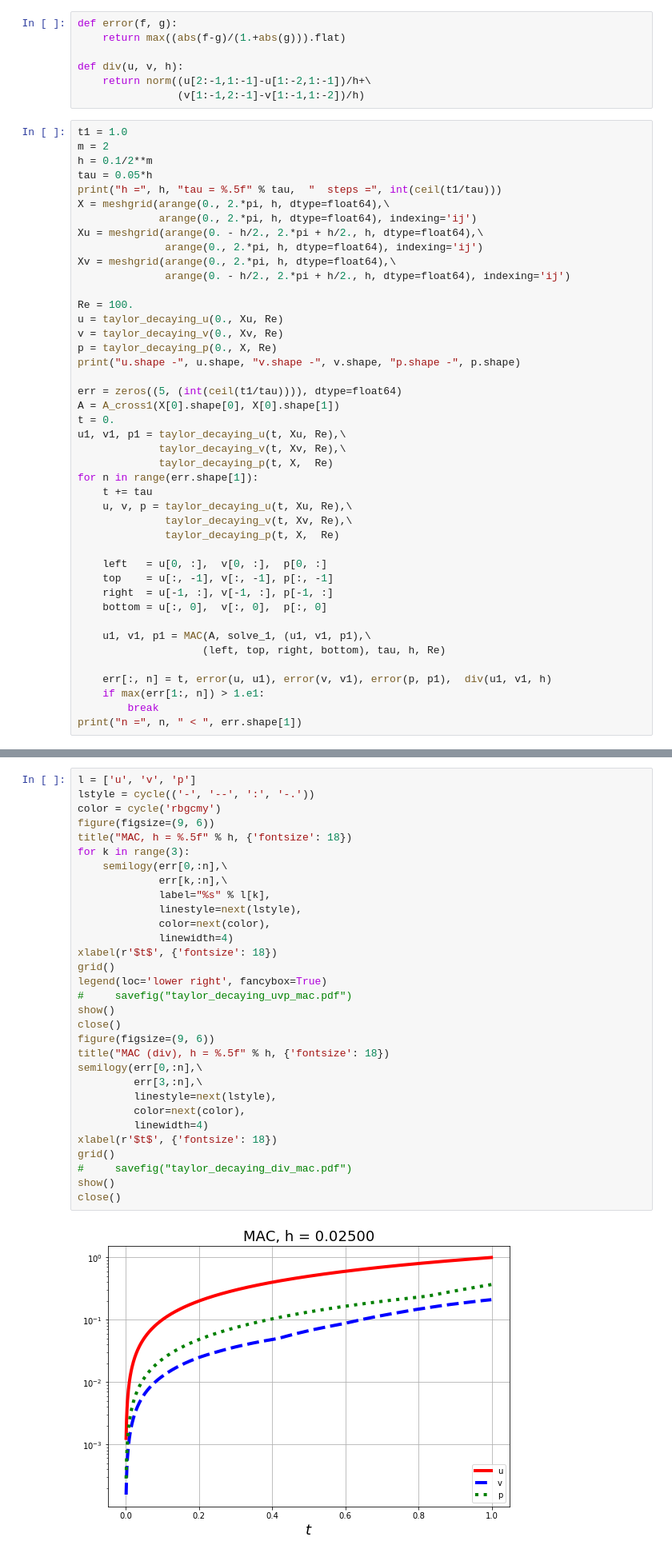
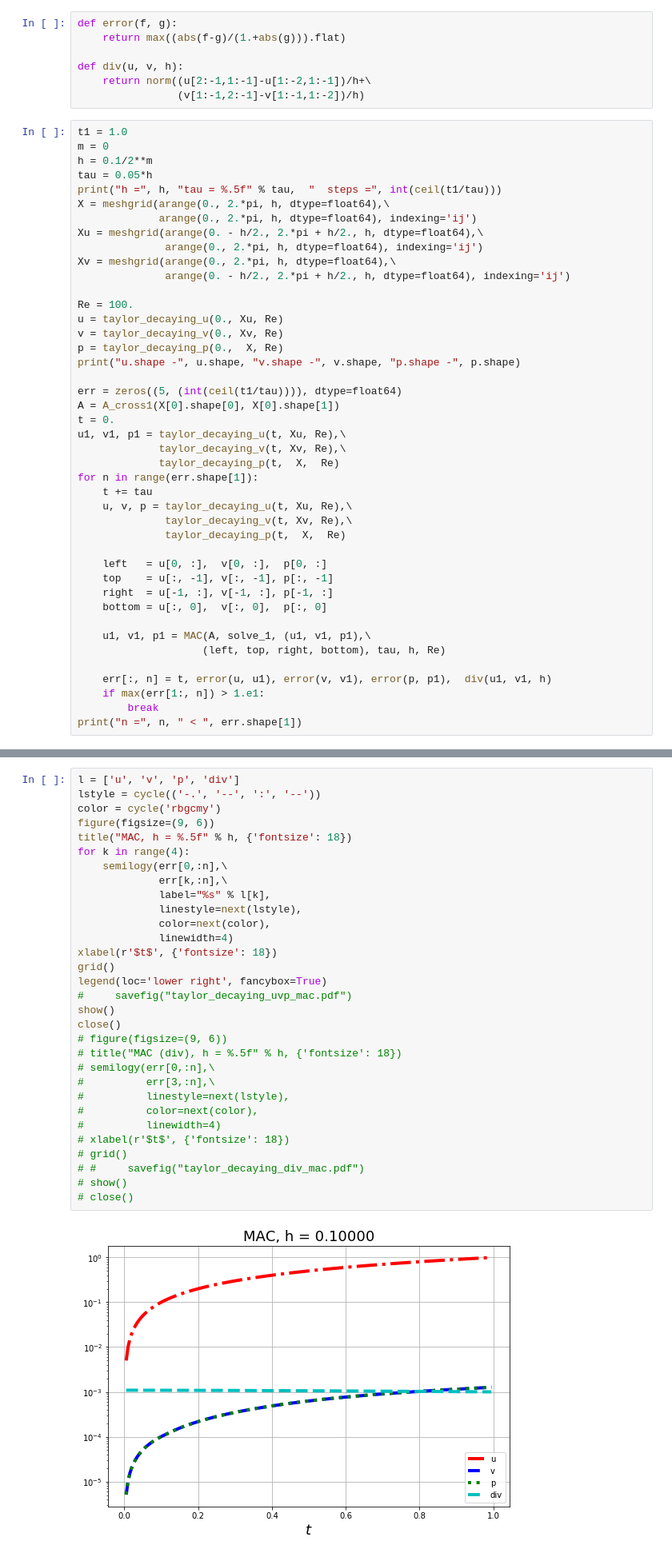
Before and after one commit to blinkovua/sharing-blinkov, a Jupyter notebook: NavierStokes2D-MAC.ipynb, the cells around one changed output, grey strips where cells are left out. Shown at 80% size. Saved outputs shown, nothing was run; the diff lists cells and outputs as text.

```diff
--- a/NavierStokes2D-MAC.ipynb
+++ b/NavierStokes2D-MAC.ipynb
@@ -187,7 +194,7 @@ def div(u, v, h):
                 (v[1:-1,2:-1]-v[1:-1,1:-2])/h)
 # %%
 t1 = 1.0
-m = 2
+m = 0
 h = 0.1/2**m
 tau = 0.05*h
 print("h =", h, "tau = %.5f" % tau,  "  steps =", int(ceil(t1/tau)))
@@ -201,7 +208,7 @@ Xv = meshgrid(arange(0., 2.*pi, h, dtype=float64),\
 Re = 100.
 u = taylor_decaying_u(0., Xu, Re)
 v = taylor_decaying_v(0., Xv, Re)
-p = taylor_decaying_p(0., X, Re)
+p = taylor_decaying_p(0.,  X, Re)
 print("u.shape -", u.shape, "v.shape -", v.shape, "p.shape -", p.shape)
 
 err = zeros((5, (int(ceil(t1/tau)))), dtype=float64)
@@ -209,12 +216,12 @@ A = A_cross1(X[0].shape[0], X[0].shape[1])
 t = 0.
 u1, v1, p1 = taylor_decaying_u(t, Xu, Re),\
              taylor_decaying_v(t, Xv, Re),\
-             taylor_decaying_p(t, X,  Re)
+             taylor_decaying_p(t,  X,  Re)
 for n in range(err.shape[1]):
     t += tau
     u, v, p = taylor_decaying_u(t, Xu, Re),\
               taylor_decaying_v(t, Xv, Re),\
-              taylor_decaying_p(t, X,  Re)
+              taylor_decaying_p(t,  X,  Re)
 
     left   = u[0, :],  v[0, :],  p[0, :]
     top    = u[:, -1], v[:, -1], p[:, -1]
@@ -235,33 +242,33 @@ n = 799  <  800
 # %%
-l = ['u', 'v', 'p']
-lstyle = cycle(('-', '--', ':', '-.'))
+l = ['u', 'v', 'p', 'div']
+lstyle = cycle(('-.', '--', ':', '--'))
 color = cycle('rbgcmy')
 figure(figsize=(9, 6))
 title("MAC, h = %.5f" % h, {'fontsize': 18})
-for k in range(3):
+for k in range(4):
     semilogy(err[0,:n],\
              err[k,:n],\
              label="%s" % l[k],
              linestyle=next(lstyle),
              color=next(color),
              linewidth=4)
 xlabel(r'$t$', {'fontsize': 18})
 grid()
 legend(loc='lower right', fancybox=True)
 #     savefig("taylor_decaying_uvp_mac.pdf")
 show()
 close()
-figure(figsize=(9, 6))
-title("MAC (div), h = %.5f" % h, {'fontsize': 18})
-semilogy(err[0,:n],\
-         err[3,:n],\
-         linestyle=next(lstyle),
-         color=next(color),
-         linewidth=4)
-xlabel(r'$t$', {'fontsize': 18})
-grid()
-#     savefig("taylor_decaying_div_mac.pdf")
-show()
-close()
+# figure(figsize=(9, 6))
+# title("MAC (div), h = %.5f" % h, {'fontsize': 18})
+# semilogy(err[0,:n],\
+#          err[3,:n],\
+#          linestyle=next(lstyle),
+#          color=next(color),
+#          linewidth=4)
+# xlabel(r'$t$', {'fontsize': 18})
+# grid()
+# #     savefig("taylor_decaying_div_mac.pdf")
+# show()
+# close()
 # %% [output]
-[figure, old version]
+[figure, new version]
```
Also changed, not shown: parts of 6 cells of this notebook.
